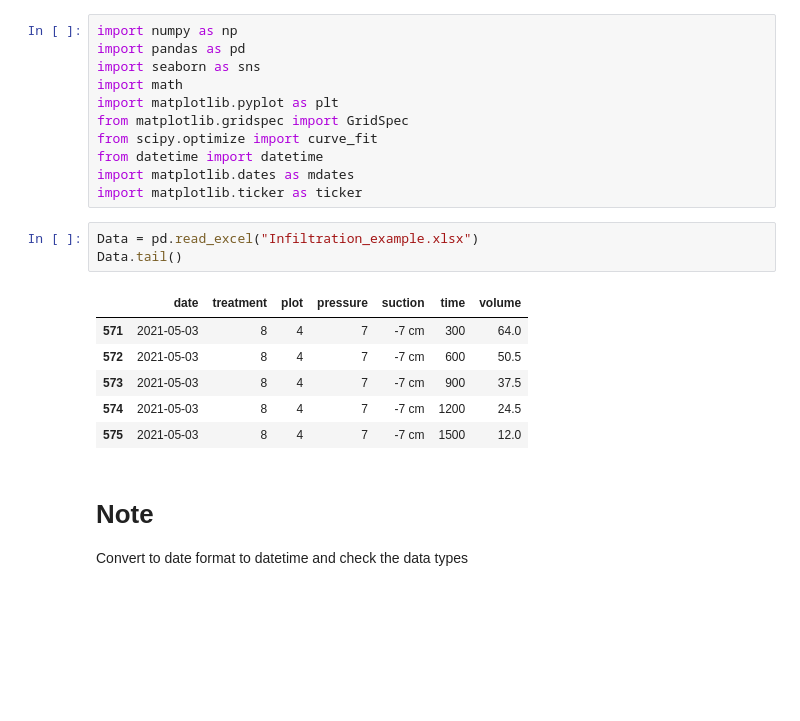
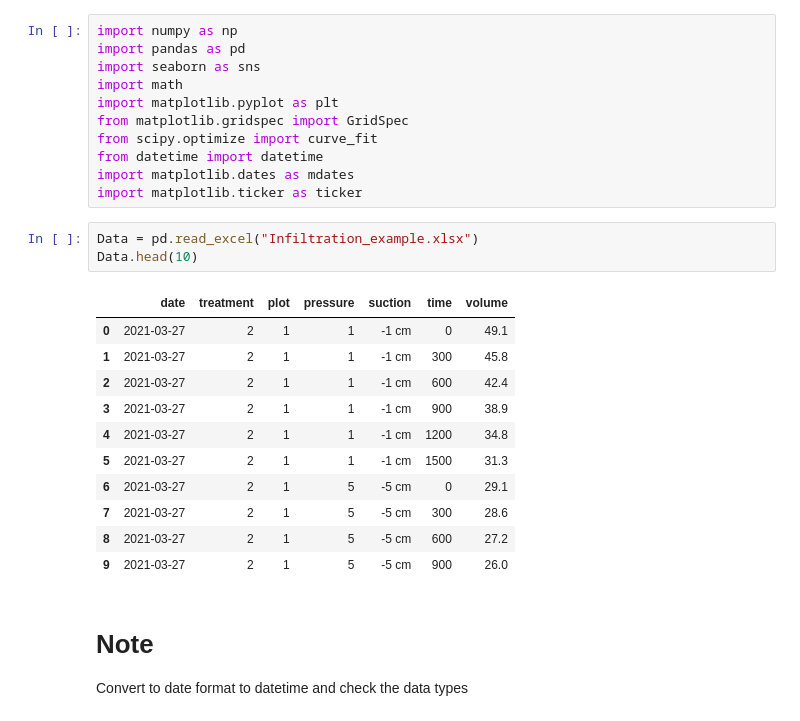
Before and after one commit to linwang-tech/Minidisk, a Jupyter notebook: minidisk.ipynb, the cells around one changed output. Drawn from its saved outputs; the diff is of its cells as text; blank space fills up the shorter version.

```diff
--- a/minidisk.ipynb
+++ b/minidisk.ipynb
@@ -11,14 +11,19 @@ import matplotlib.dates as mdates
 import matplotlib.ticker as ticker
 # %%
 Data = pd.read_excel("Infiltration_example.xlsx")
-Data.tail()
+Data.head(10)
 # %% [output]
 |  | date | treatment | plot | pressure | suction | time | volume |
-| 571 | 2021-05-03 | 8 | 4 | 7 | -7 cm | 300 | 64.0 |
-| 572 | 2021-05-03 | 8 | 4 | 7 | -7 cm | 600 | 50.5 |
-| 573 | 2021-05-03 | 8 | 4 | 7 | -7 cm | 900 | 37.5 |
-| 574 | 2021-05-03 | 8 | 4 | 7 | -7 cm | 1200 | 24.5 |
-| 575 | 2021-05-03 | 8 | 4 | 7 | -7 cm | 1500 | 12.0 |
+| 0 | 2021-03-27 | 2 | 1 | 1 | -1 cm | 0 | 49.1 |
+| 1 | 2021-03-27 | 2 | 1 | 1 | -1 cm | 300 | 45.8 |
+| 2 | 2021-03-27 | 2 | 1 | 1 | -1 cm | 600 | 42.4 |
+| 3 | 2021-03-27 | 2 | 1 | 1 | -1 cm | 900 | 38.9 |
+| 4 | 2021-03-27 | 2 | 1 | 1 | -1 cm | 1200 | 34.8 |
+| 5 | 2021-03-27 | 2 | 1 | 1 | -1 cm | 1500 | 31.3 |
+| 6 | 2021-03-27 | 2 | 1 | 5 | -5 cm | 0 | 29.1 |
+| 7 | 2021-03-27 | 2 | 1 | 5 | -5 cm | 300 | 28.6 |
+| 8 | 2021-03-27 | 2 | 1 | 5 | -5 cm | 600 | 27.2 |
+| 9 | 2021-03-27 | 2 | 1 | 5 | -5 cm | 900 | 26.0 |
 # %% [markdown]
 # Note
 Convert to date format to datetime and check the data types
```
Also changed, not shown: parts of 10 cells of this notebook.
